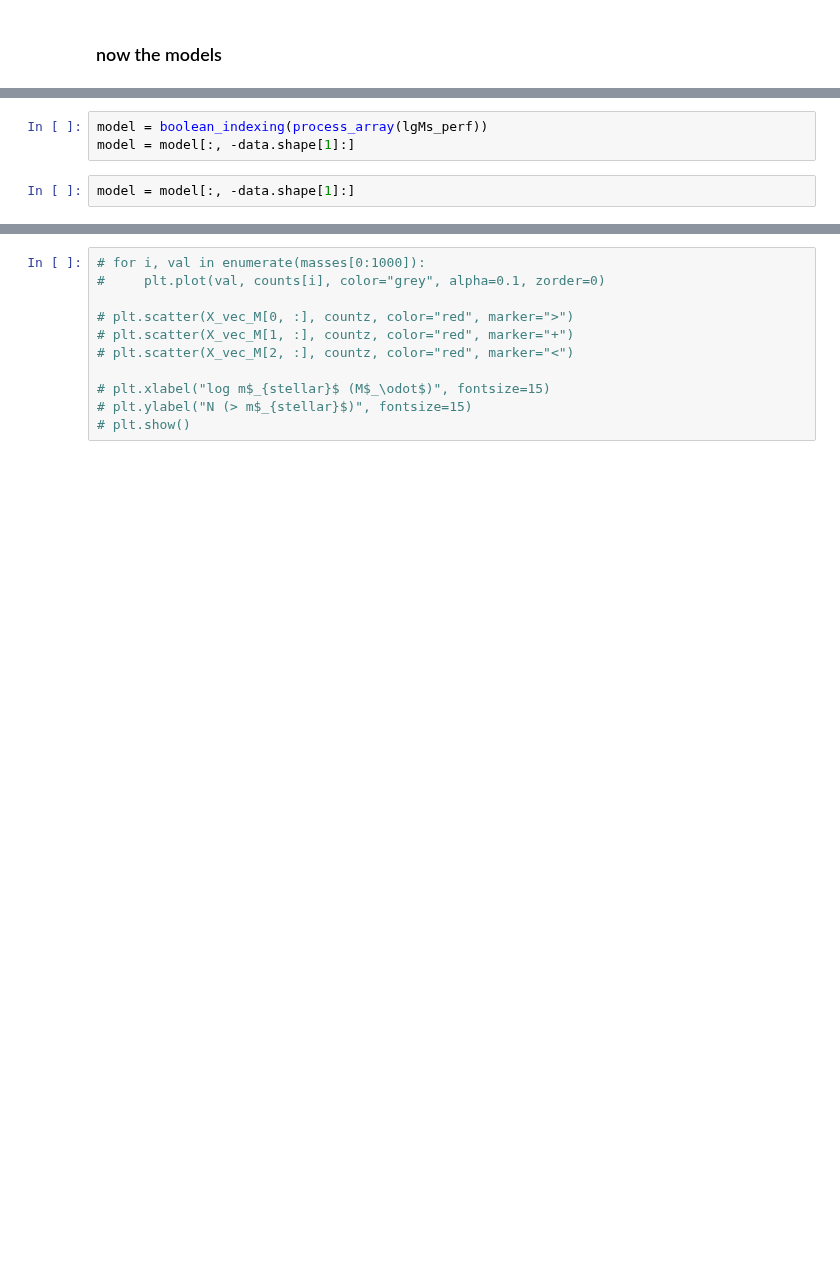
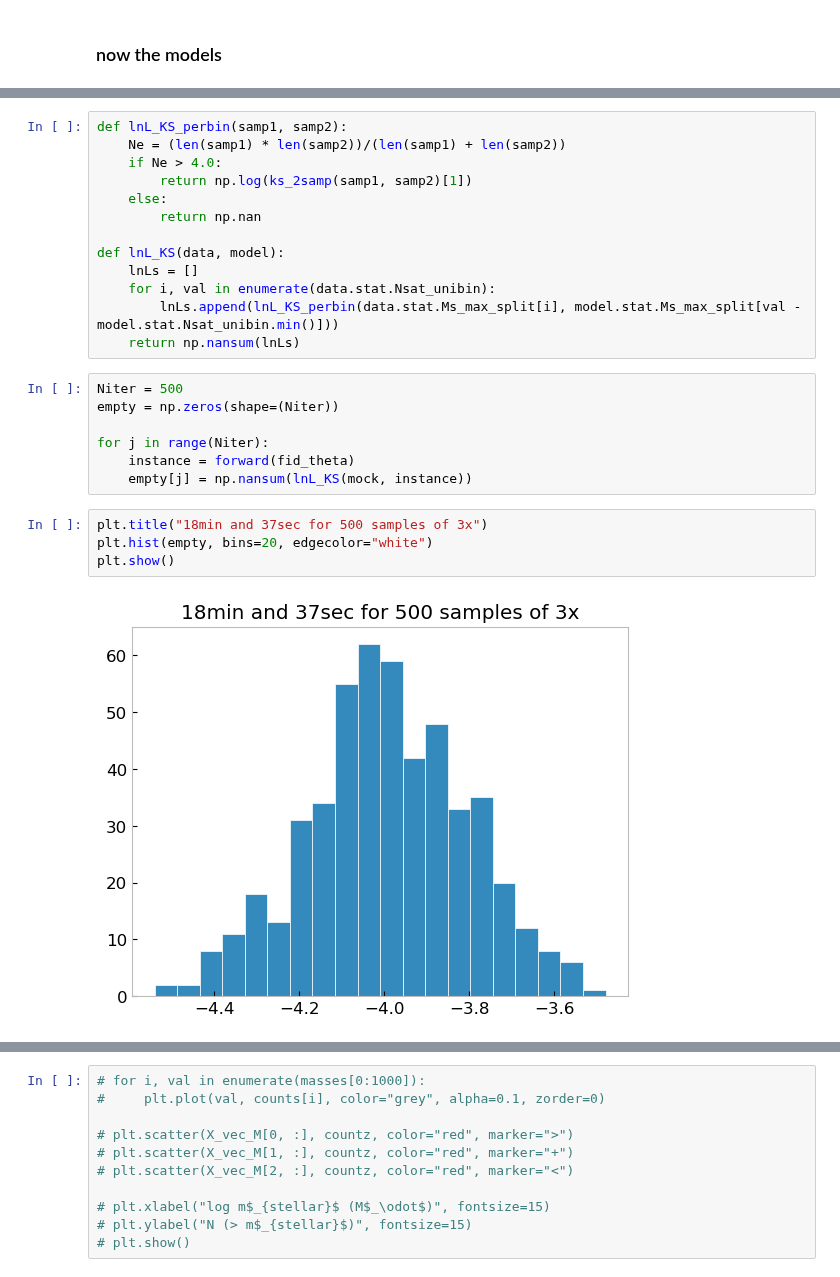
Before and after one commit to jsmonzon/SatGen, a Jupyter notebook: mcmc/notebooks/new_stats_fid.ipynb, the cells around one changed output, grey strips where cells are left out. Cells and saved outputs as stored; diff of their text form; blank space fills up the shorter version.

```diff
--- a/mcmc/notebooks/new_stats_fid.ipynb
+++ b/mcmc/notebooks/new_stats_fid.ipynb
@@ -192,5 +50,0 @@ plt.show()
-# %%
-model = boolean_indexing(process_array(lgMs_perf))
-model = model[:, -data.shape[1]:]
-# %%
-model = model[:, -data.shape[1]:]
@@ -200,0 +56,26 @@ model.shape
+# %%
+def lnL_KS_perbin(samp1, samp2):
+    Ne = (len(samp1) * len(samp2))/(len(samp1) + len(samp2))
+    if Ne > 4.0:
+        return np.log(ks_2samp(samp1, samp2)[1])
+    else:
+        return np.nan
+
+def lnL_KS(data, model):
+    lnLs = []
+    for i, val in enumerate(data.stat.Nsat_unibin):
+        lnLs.append(lnL_KS_perbin(data.stat.Ms_max_split[i], model.stat.Ms_max_split[val - model.stat.Nsat_unibin.min()]))
+    return np.nansum(lnLs)
+# %%
+Niter = 500
+empty = np.zeros(shape=(Niter))
+
+for j in range(Niter):
+    instance = forward(fid_theta)
+    empty[j] = np.nansum(lnL_KS(mock, instance))
+# %%
+plt.title("18min and 37sec for 500 samples of 3x")
+plt.hist(empty, bins=20, edgecolor="white")
+plt.show()
+# %% [output]
+[figure, added]
```
Also changed, not shown: parts of 38 cells of this notebook, 36 other files.
